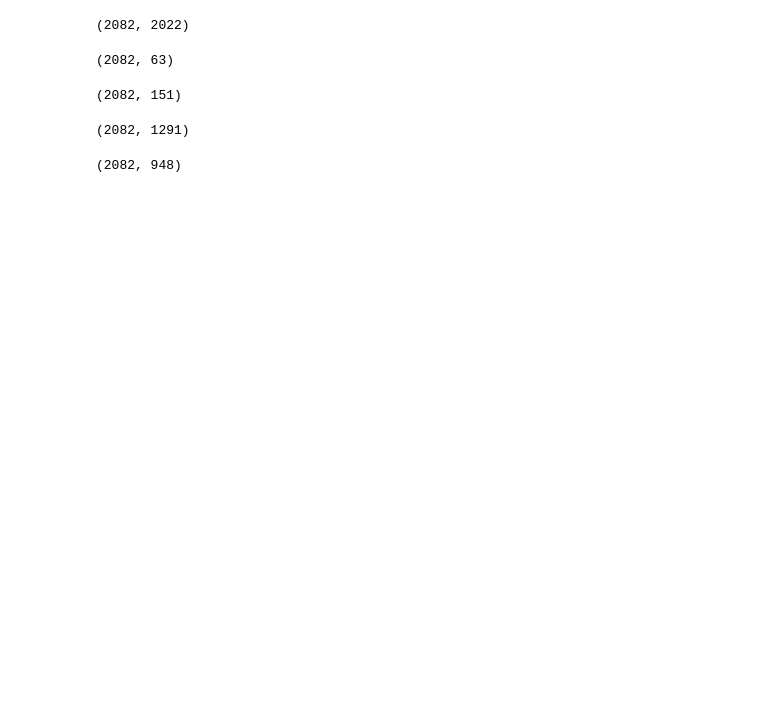
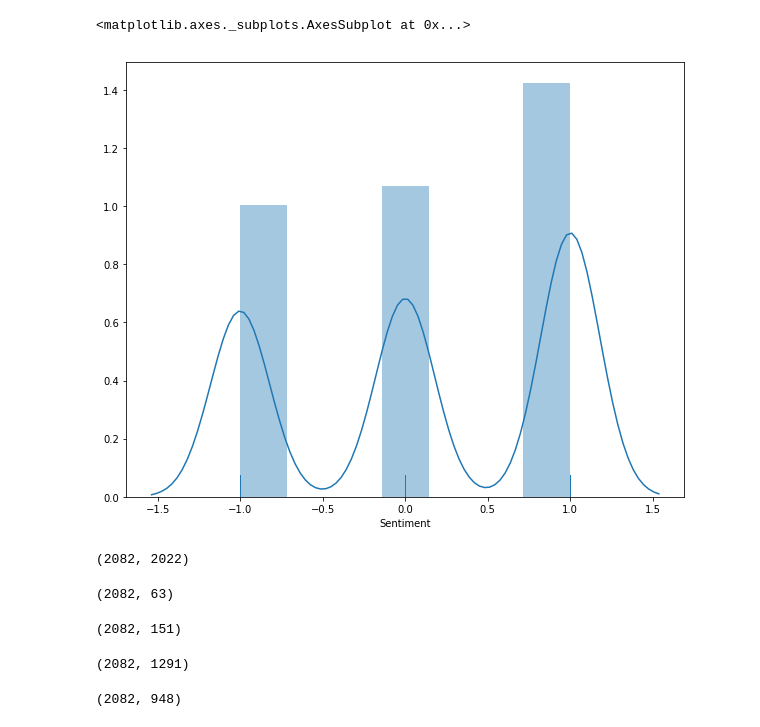
Before and after one commit to jayeshnagpal/Be_project, a Jupyter notebook: Prediction.ipynb, the cells around one changed output. Cells and saved outputs as stored; diff of their text form; code cells hidden in the pictures; blank space fills up the shorter version.

```diff
--- a/Prediction.ipynb
+++ b/Prediction.ipynb
@@ -58,3 +77,9 @@ X = df.drop(["rev_totalGross_ADJ"], axis=1).values
+# %%
+plt.figure(figsize=(10,8))
+sns.distplot(df.Sentiment, rug=True)
+# %% [output]
+<matplotlib.axes._subplots.AxesSubplot at 0x...>
+[figure, added]
 # %%
 t = df.title.str.get_dummies()
 # %%
```
Also changed, not shown: parts of 18 cells of this notebook, 1 other file.
